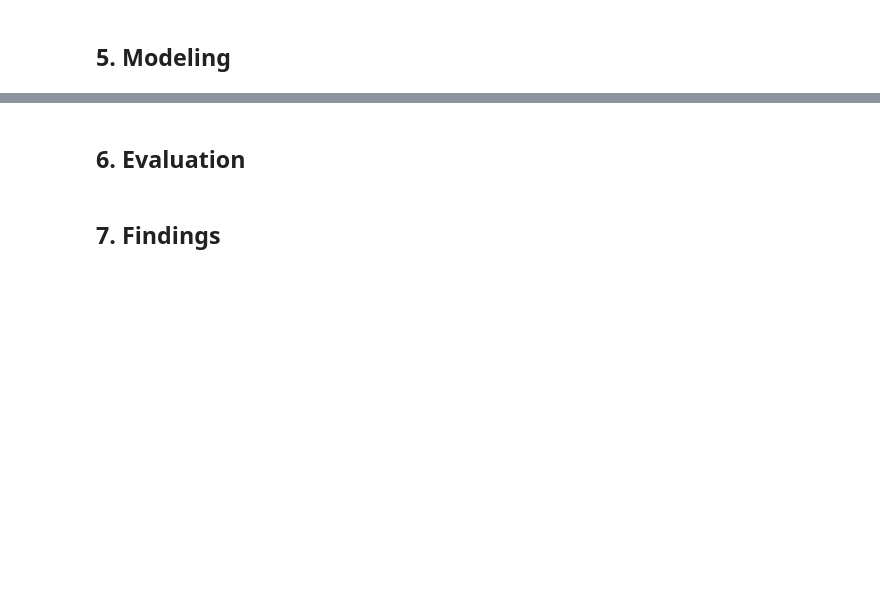
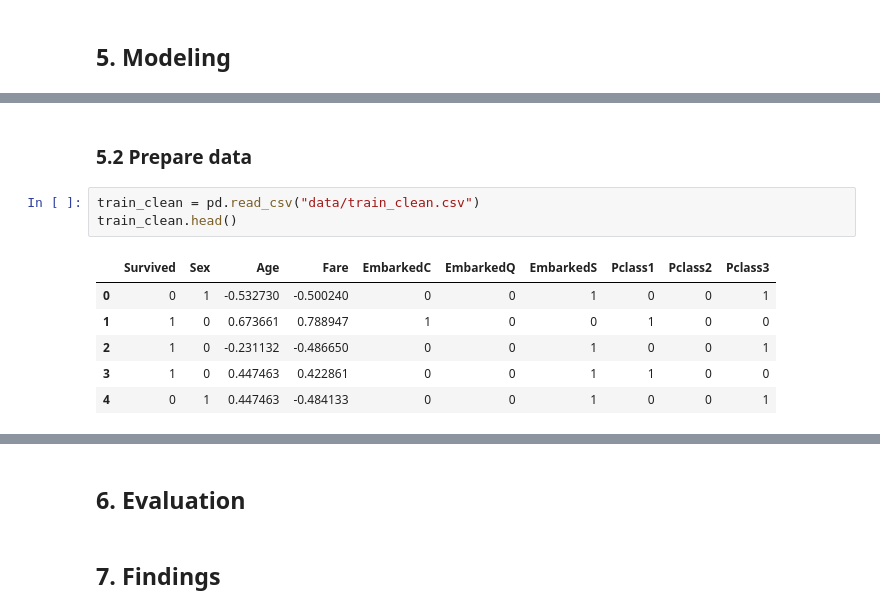
Before and after one commit to mchojna/titanic-competition, a Jupyter notebook: titanic.ipynb, the cells around one changed output, grey strips where cells are left out. Cells and saved outputs as stored; diff of their text form; blank space fills up the shorter version.

Commit message:
Prepared modeling

```diff
--- a/titanic.ipynb
+++ b/titanic.ipynb
@@ -1130,0 +1349,12 @@ train_clean["SibSpParch"].mean(), train_clean["SibSpParch"].std()
+# %% [markdown]
+### 5.2 Prepare data
+# %%
+train_clean = pd.read_csv("data/train_clean.csv")
+train_clean.head()
+# %% [output]
+|  | Survived | Sex | Age | Fare | EmbarkedC | EmbarkedQ | EmbarkedS | Pclass1 | Pclass2 | Pclass3 |
+| 0 | 0 | 1 | -0.532730 | -0.500240 | 0 | 0 | 1 | 0 | 0 | 1 |
+| 1 | 1 | 0 | 0.673661 | 0.788947 | 1 | 0 | 0 | 1 | 0 | 0 |
+| 2 | 1 | 0 | -0.231132 | -0.486650 | 0 | 0 | 1 | 0 | 0 | 1 |
+| 3 | 1 | 0 | 0.447463 | 0.422861 | 0 | 0 | 1 | 1 | 0 | 0 |
+| 4 | 0 | 1 | 0.447463 | -0.484133 | 0 | 0 | 1 | 0 | 0 | 1 |
```
Also changed, not shown: parts of 24 cells of this notebook, 3 other files.
